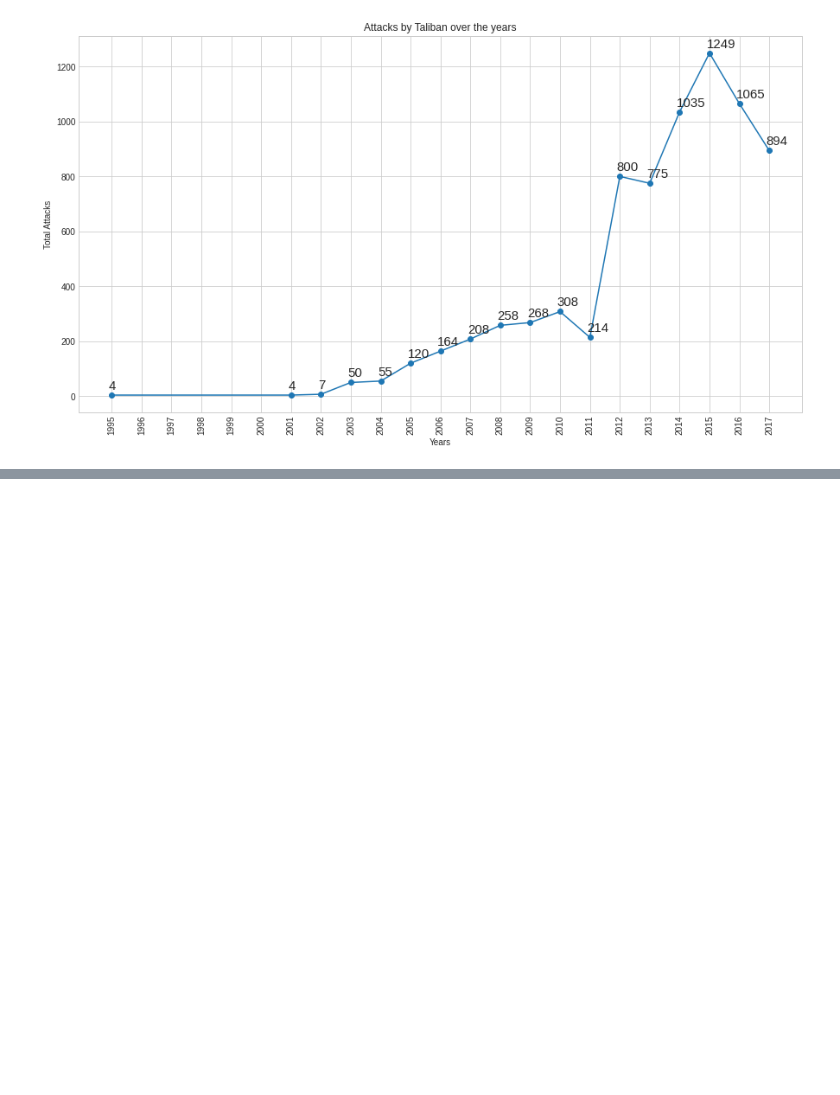
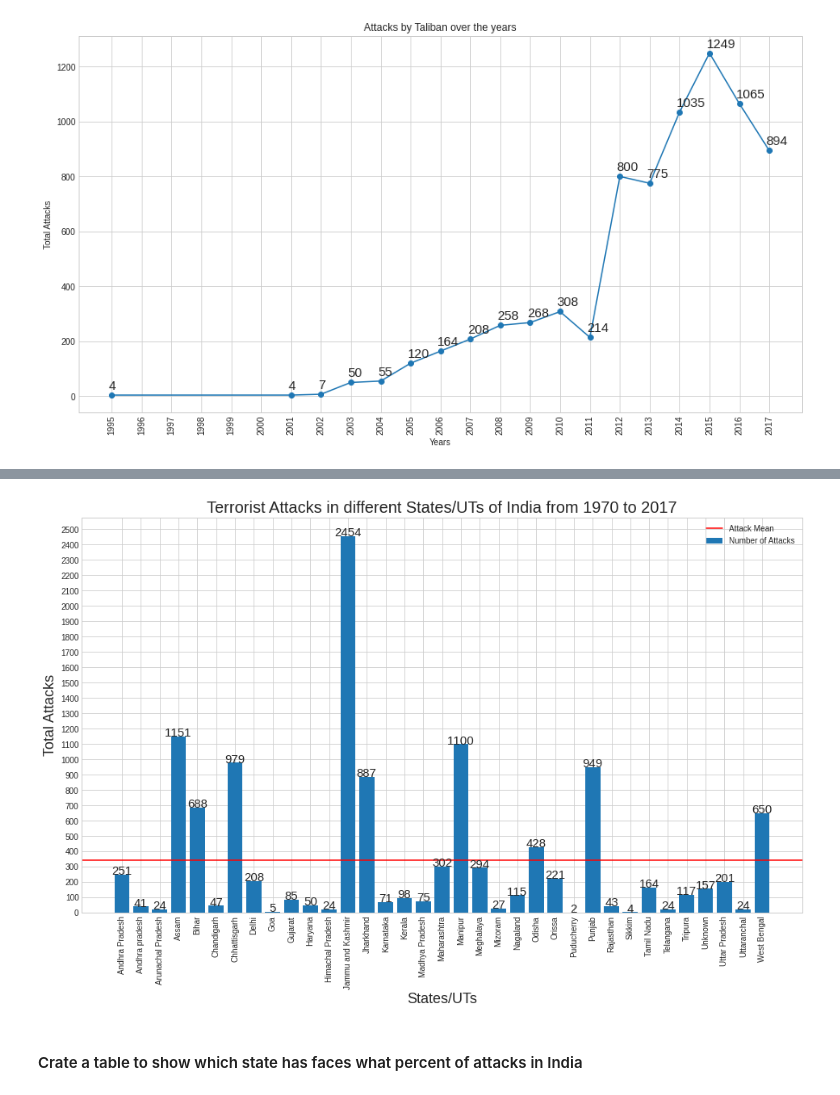
Before and after one commit to chvikas/global-terrorism-analysis, a Jupyter notebook: Global_Terrorism_Analysis_Capstone_Project.ipynb, the cells around one changed output, grey strips where cells are left out. Saved outputs shown, nothing was run; the diff lists cells and outputs as text; code cells hidden in the pictures; blank space fills up the shorter version.

```diff
--- a/Global_Terrorism_Analysis_Capstone_Project.ipynb
+++ b/Global_Terrorism_Analysis_Capstone_Project.ipynb
@@ -1293,0 +1314,4 @@ for k,v in talibanAttacks_yrsDict.items():
+# %%
+# Knowing the number of attacks that happened in different states of India
+indStates_attack = ind_df['State'].value_counts()
+indStates_attack.sort_index(inplace=True)
@@ -1293,0 +1338,25 @@ for k,v in talibanAttacks_yrsDict.items():
+# %%
+# Plotting a 'Bar' Graph to compare the attacks in different states of India
+def addlabels(indState_list,indStateAttack_list):
+  for i in range(len(indState_list)):
+    plt.text(i,indStateAttack_list[i],indStateAttack_list[i], ha = 'center',fontsize=15)
+
+if __name__ == '__main__':
+  indState_list = list(indStates_attack.keys())
+  indStateAttack_list = list(indStates_attack.values)
+  plt.figure(figsize=(16,9))
+  plt.bar(indState_list, indStateAttack_list)
+  addlabels(indState_list,indStateAttack_list)
+  plt.title("Terrorist Attacks in different States/UTs of India from 1970 to 2017", fontsize=20)
+  plt.xlabel('States/UTs', fontsize=18)
+  plt.xticks(rotation=90)
+  plt.ylabel('Total Attacks', fontsize=18)
+  plt.yticks(np.arange(0,2600,100))
+  plt.axhline(y = sum(indStateAttack_list)/len(indStateAttack_list), color = 'r', linestyle = '-') # Giving a mean attack line to show which state/UT has attacks no higher side and which on lower.
+  plt.yticks()
+  plt.legend(['Attack Mean', 'Number of Attacks'])
+  plt.show()
+# %% [output]
+[figure, added]
+# %% [markdown]
+#### Crate a table to show which state has faces what percent of attacks in India
```
Also changed, not shown: parts of 12 cells of this notebook.
